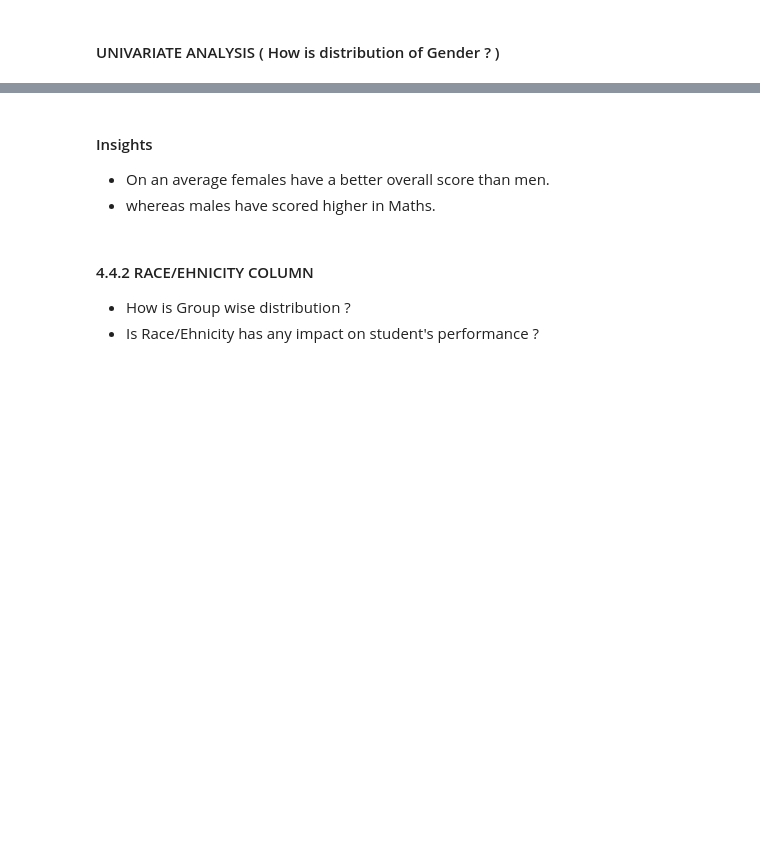
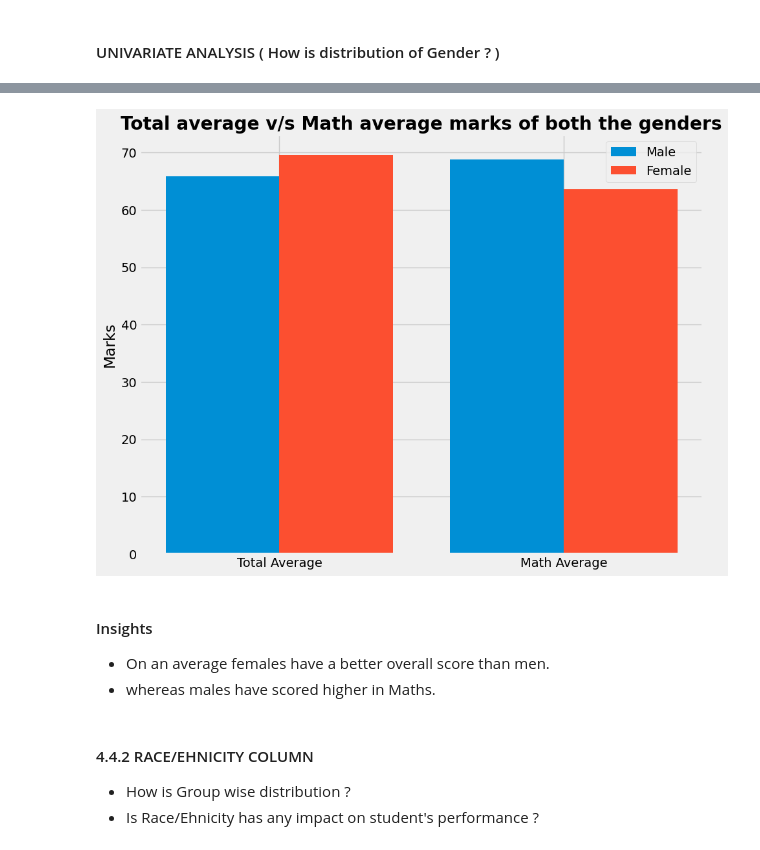
Before and after one commit to Dilipjh/ML_project_KN_YT, a Jupyter notebook: notebook/1 . EDA STUDENT PERFORMANCE .ipynb, the cells around one changed output, grey strips where cells are left out. Cells and saved outputs as stored; diff of their text form; code cells hidden in the pictures; blank space fills up the shorter version.

```diff
--- a/notebook/1 . EDA STUDENT PERFORMANCE .ipynb
+++ b/notebook/1 . EDA STUDENT PERFORMANCE .ipynb
@@ -425,22 +445,27 @@ gender_group
+# %%
+#gender_group_dj = df.groupby(level=0)[['math_score','reading_score','writing_score']].agg('mean') # both work
+gender_group = df.groupby('gender')[['math_score','reading_score','writing_score','average']].agg('mean')
 # %%
 plt.figure(figsize=(10, 8))
 
 X = ['Total Average','Math Average']
 
 
-female_scores = [gender_group['average'][0], gender_group['math score'][0]]
-male_scores = [gender_group['average'][1], gender_group['math score'][1]]
+female_scores = [gender_group['average'][0], gender_group['math_score'][0]]
+male_scores = [gender_group['average'][1], gender_group['math_score'][1]]
 
 X_axis = np.arange(len(X))
 
 plt.bar(X_axis - 0.2, male_scores, 0.4, label = 'Male')
 plt.bar(X_axis + 0.2, female_scores, 0.4, label = 'Female')
 
 plt.xticks(X_axis, X)
 plt.ylabel("Marks")
 plt.title("Total average v/s Math average marks of both the genders", fontweight='bold')
 plt.legend()
 plt.show()
+# %% [output]
+[figure, added]
 # %% [markdown]
 #### Insights
 - On an average females have a better overall score than men.
```
Also changed, not shown: parts of 24 cells of this notebook.
